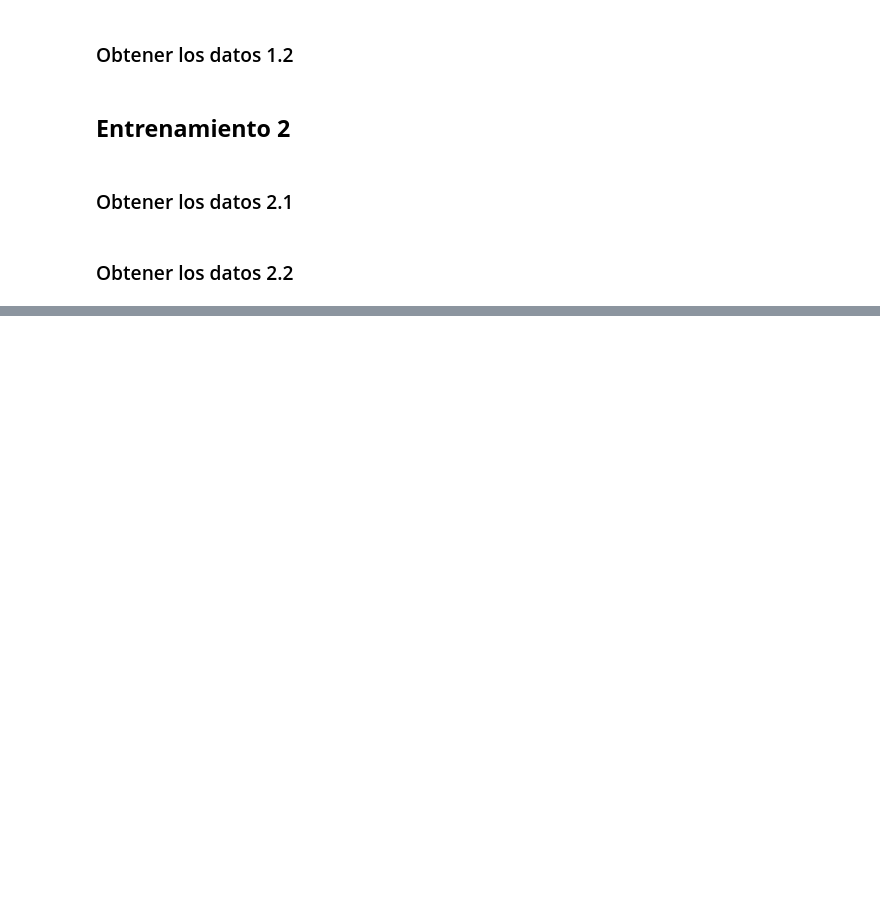
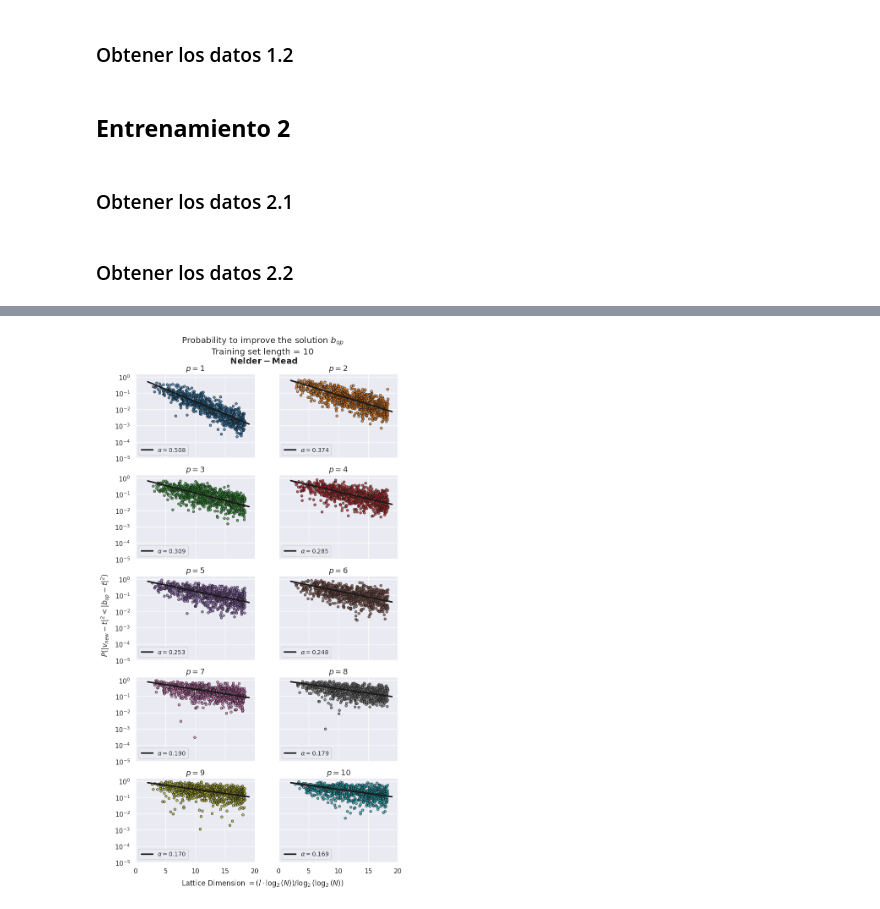
Before and after one commit to zhengzhu14/TFG_GII, a Jupyter notebook: P4_entreno_simple/obtencion_resultados.ipynb, the cells around one changed output, grey strips where cells are left out. Saved outputs shown, nothing was run; the diff lists cells and outputs as text; code cells hidden in the pictures; blank space fills up the shorter version.

```diff
--- a/P4_entreno_simple/obtencion_resultados.ipynb
+++ b/P4_entreno_simple/obtencion_resultados.ipynb
@@ -254,0 +408,14 @@ obtain_data_from_valList(res_val_set,
+# %%
+for p in range(1, 11):
+    cobyla_df = pd.read_csv(f"./results/scalability_results/datas1210_from8to128_1_COBYLA_p{p}.csv")
+    nelder_df = pd.read_csv(f"./results/scalability_results/datas1210_from8to128_1_NelderMead_p{p}.csv")
+
+    cob_prob_pos = cobyla_df[cobyla_df["P(|vnew - t|^2 < |b_op - t|^2)"] > 0.0]
+    nel_prob_pos = nelder_df[nelder_df["P(|vnew - t|^2 < |b_op - t|^2)"] > 0.0]
+
+    alpha_cob = curve_fit(scaling_function, xdata = cob_prob_pos["Lattice_dimension"].to_numpy(), ydata = cob_prob_pos["P(|vnew - t|^2 < |b_op - t|^2)"].to_numpy())[0][0]
+    alpha_nel = curve_fit(scaling_function, xdata = nel_prob_pos["Lattice_dimension"].to_numpy(), ydata = nel_prob_pos["P(|vnew - t|^2 < |b_op - t|^2)"].to_numpy())[0][0]
+
+
+    print(f"p = {p}. COBYLA = {alpha_cob}")
+    print(f"p = {p}. NelderMead = {alpha_nel}")
@@ -254,0 +443,68 @@ obtain_data_from_valList(res_val_set,
+# %%
+fig, axes = plt.subplots(
+    n_rows, n_cols,
+    figsize=(8, 15),
+    sharey = 'row', sharex = 'col'
+)
+axes_flat = axes.flatten()
+
+for p in range(1, 11):
+    idx = p - 1
+    ax = axes_flat[idx]
+    color = PALETTE[idx]
+
+    nelder_df = pd.read_csv(f"./results/scalability_results/datas2400_from9to128_1_NelderMead_p{p}.csv")
+
+    #Tomo las probabilidades donde se ha encontrado vectores mejores
+    nel_prob_positive = nelder_df[nelder_df["P(|vnew - t|^2 < |b_op - t|^2)"] > 0.0]
+
+    lattice_dimension = nel_prob_positive["Lattice_dimension"].to_numpy()
+    probs = nel_prob_positive["P(|vnew - t|^2 < |b_op - t|^2)"].to_numpy()
+
+    dimension_exacta = np.log2(nel_prob_positive["N"].to_numpy())/np.log2(np.log2(nel_prob_positive["N"].to_numpy()))
+
+    ax.scatter(
+        dimension_exacta, probs,
+        color=color, s=15, zorder=2,
+        edgecolor = 'k', alpha = 0.7
+    )
+
+    alpha = curve_fit(scaling_function, xdata = dimension_exacta, ydata = probs)[0][0]
+
+
+    step_size = .1
+    xs = np.arange(start=2, stop=19+step_size, step=step_size)
+    ys_successful = [scaling_function(x, alpha) for x in xs]
+
+    sns.lineplot(x=xs, y=ys_successful, color='k', ax=ax, label=f'$\\alpha={alpha:.3f}$', zorder = 4, linewidth = 2.5)
+
+
+    ax.set_title(rf"$p = {p}$", fontsize=13, fontweight="bold")
+    ax.set_xticks(np.arange(0, 21, 5))
+
+    ax.set_yscale("log")
+    ax.set_ylim(0, 1.5)
+    ax.set_yticks([10**i for i in range(0, -6, -1)])
+    ax.legend(fontsize=10, loc="lower left")
+
+
+fig.suptitle(
+    "Probability to improve the solution $b_{op}$\nTraining set length = 10\n $\mathbf{Nelder-Mead}$",
+    y=0.94
+)
+
+fig.supylabel(
+    r'$P(|v_{new} - t|^2 < |b_{op} - t|^2)$',
+    fontsize=12,
+    x=0.02  # ajusta la distancia horizontal al borde izquierdo
+)
+fig.supxlabel(
+    r'Lattice Dimension $= (l \cdot \log_2(N))/\log_2(\log_2(N))$',
+    fontsize=12,
+    y=0.07
+)
+
+plt.savefig('./figures/scalability_datas2400_from9to128_1_NelderMead.png', dpi=300, bbox_inches='tight')
+plt.show()
+# %% [output]
+[figure, added]
```
Also changed, not shown: parts of 18 cells of this notebook, 9 other files.
